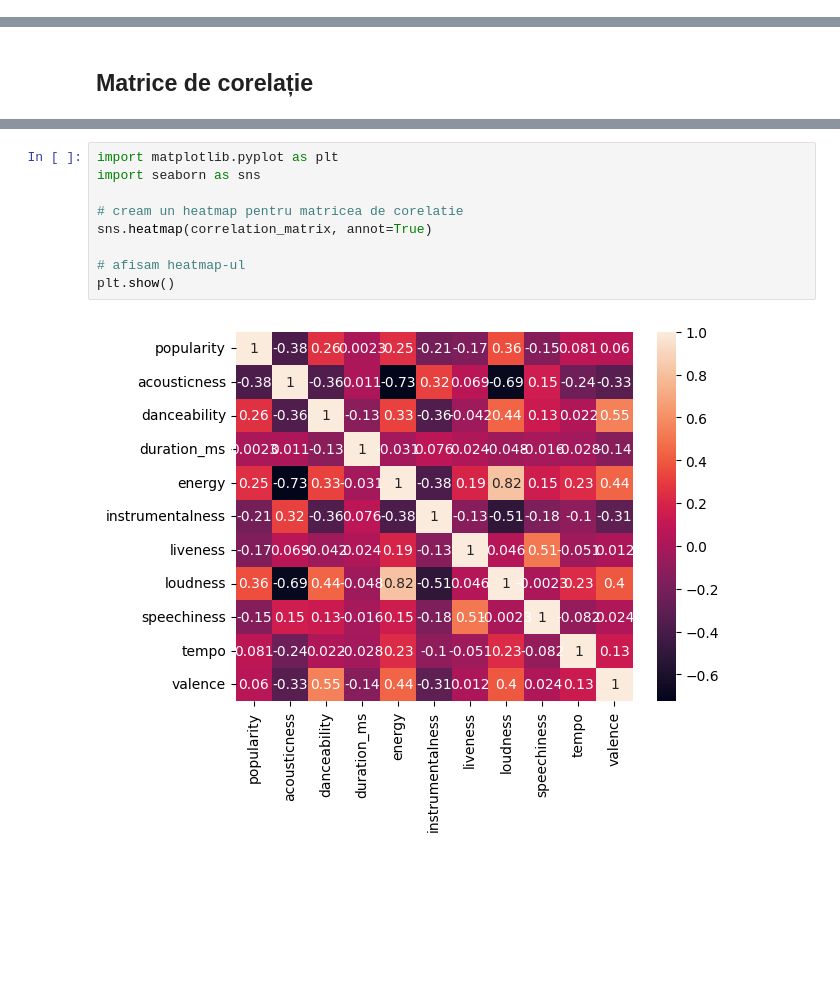
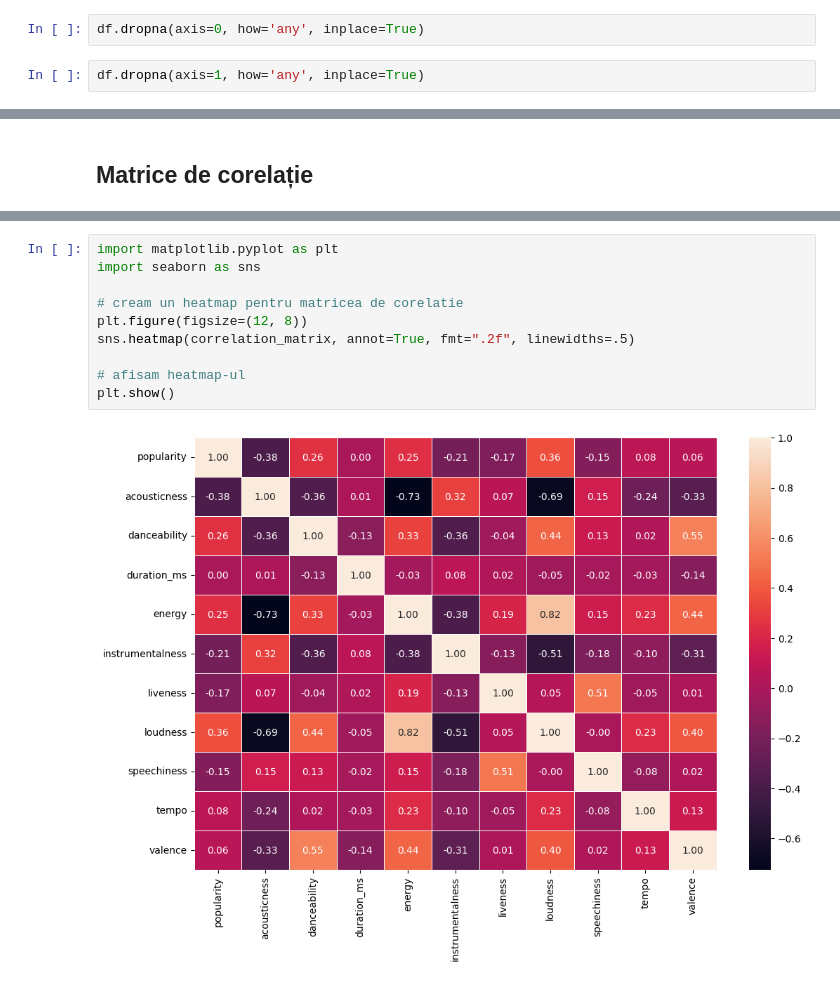
Before and after one commit to patrickaxinte/spp_spotify, a Jupyter notebook: spp_spotify.ipynb, the cells around one changed output, grey strips where cells are left out. Saved outputs shown, nothing was run; the diff lists cells and outputs as text; blank space fills up the shorter version.

```diff
--- a/spp_spotify.ipynb
+++ b/spp_spotify.ipynb
@@ -23,0 +56,4 @@ df
+# %%
+df.dropna(axis=0, how='any', inplace=True)
+# %%
+df.dropna(axis=1, how='any', inplace=True)
@@ -340,11 +433,12 @@ valence           0.134857  1.000000
 # %%
 import matplotlib.pyplot as plt
 import seaborn as sns
 
 # cream un heatmap pentru matricea de corelatie
-sns.heatmap(correlation_matrix, annot=True)
+plt.figure(figsize=(12, 8))
+sns.heatmap(correlation_matrix, annot=True, fmt=".2f", linewidths=.5)
 
 # afisam heatmap-ul
 plt.show()
 # %% [output]
-[figure, old version]
+[figure, new version]
```
Also changed, not shown: parts of 62 cells of this notebook, 2 other files.
